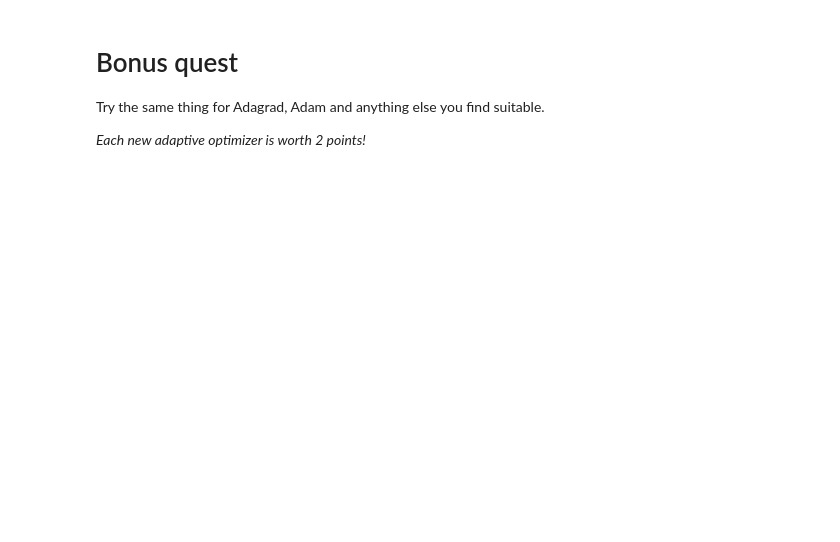
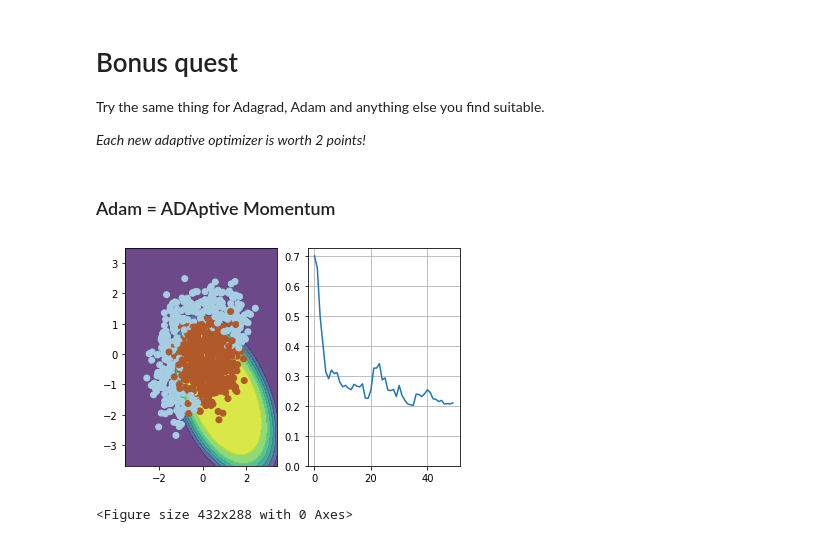
Before and after one commit to IImbryk/Practical_DL, a Jupyter notebook: week01_backprop/adapdive_sgd/adaptive_sgd.ipynb, the cells around one changed output. Drawn from its saved outputs; the diff is of its cells as text; code cells hidden in the pictures; blank space fills up the shorter version.

```diff
--- a/week01_backprop/adapdive_sgd/adaptive_sgd.ipynb
+++ b/week01_backprop/adapdive_sgd/adaptive_sgd.ipynb
@@ -295,3 +310,42 @@ Which optimization method you consider the best? Type your answer in the cell be
 Try the same thing for Adagrad, Adam and anything else you find suitable.
 
 _Each new adaptive optimizer is worth 2 points!_
+# %% [markdown]
+### Adam = ADAptive Momentum
+# %%
+w = np.array([0,0,0,0,0,1])
+v = np.zeros_like(w)
+G = 0
+
+alpha = 0.1 # learning rate. Please change.
+gamma = 0.9 #moving average of gradient norm squared. Please change.
+
+b1 = 0.9
+b2 = 0.99
+eps = 1e-8
+
+
+
+n_iter = 50
+batch_size = 4
+loss = np.zeros(n_iter)
+plt.figure(figsize=(12,5))
+for i in range(n_iter):
+    ind = np.random.choice(X.shape[0], batch_size)
+    loss[i] = compute_loss(X, y, w)
+    visualize(X[ind,:], y[ind], w, loss)
+
+    # <update w and anything else here>
+    dw = compute_grad(X[ind,:], y[ind], w)
+
+
+    v = b1*v + (1 - b1) * dw
+    G = b2 * G + (1 - b2)*(dw*dw)
+    w = w - (alpha / np.sqrt(G + eps)) * dw
+
+
+visualize(X, y, w, loss)
+plt.clf()
+# %% [output]
+[figure, added]
+<Figure size 432x288 with 0 Axes>
```
Also changed, not shown: parts of 11 cells of this notebook, 1 other file.
